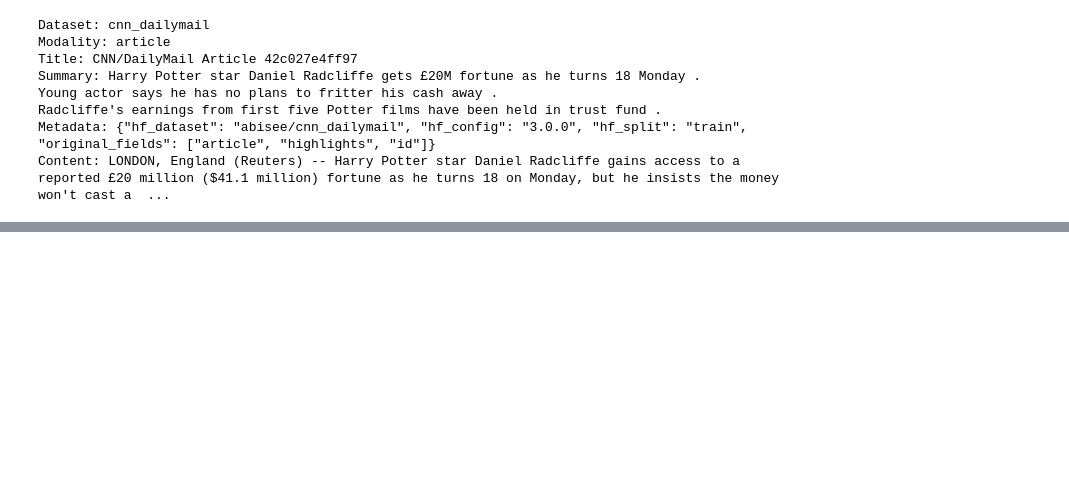
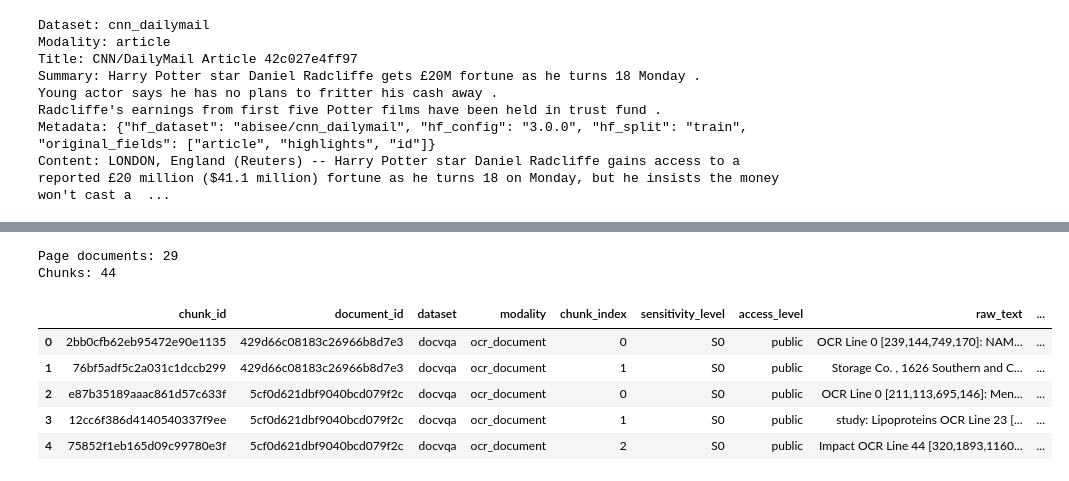
Before and after one commit to plminh-sdh/Design-and-Evaluation-of-Secure-Retrieval-Augmented-Systems-for-Large-Scale-Digital-Archives, a Jupyter notebook: Database.ipynb, the cells around one changed output, grey strips where cells are left out. Drawn from its saved outputs; the diff is of its cells as text; code cells hidden in the pictures; blank space fills up the shorter version.

Commit message:
add data load and chunking for DocVQA dataset

```diff
--- a/Database.ipynb
+++ b/Database.ipynb
@@ -857,0 +1102,44 @@ Content: Segment 0 [137.72s-149.44s]: a car is shown
+# %%
+docvqa_df = docvqa_df.copy()
+docvqa_df["page_key"] = docvqa_df.apply(lambda row: build_docvqa_page_key(row.to_dict()), axis=1)
+
+docvqa_documents = [
+    docvqa_group_to_document(page_key, group)
+    for page_key, group in docvqa_df.groupby("page_key", sort=True)
+]
+
+docvqa_chunks: List[ArchiveChunk] = []
+for document in tqdm(docvqa_documents, desc="Chunking DocVQA OCR documents"):
+    docvqa_chunks.extend(docvqa_document_to_archive_chunks(document))
+
+print(f"Page documents: {len(docvqa_documents):,}")
+print(f"Chunks: {len(docvqa_chunks):,}")
+# %% [output]
+Page documents: 29
+Chunks: 44
+# %%
+docvqa_chunk_df = pd.DataFrame([
+    archive_chunk_to_qdrant_payload(chunk)
+    for chunk in docvqa_chunks
+])
+
+preview_columns = [
+    "chunk_id",
+    "document_id",
+    "dataset",
+    "modality",
+    "chunk_index",
+    "sensitivity_level",
+    "access_level",
+    "raw_text",
+    "masked_text",
+]
+
+docvqa_chunk_df[preview_columns].head()
+# %% [output]
+|  | chunk_id | document_id | dataset | modality | chunk_index | sensitivity_level | access_level | raw_text | ... |
+| 0 | 2bb0cfb62eb95472e90e1135 | 429d66c08183c26966b8d7e3 | docvqa | ocr_document | 0 | S0 | public | OCR Line 0 [239,144,749,170]: NAM... | ... |
+| 1 | 76bf5adf5c2a031c1dccb299 | 429d66c08183c26966b8d7e3 | docvqa | ocr_document | 1 | S0 | public | Storage Co. , 1626 Southern and C... | ... |
+| 2 | e87b35189aaac861d57c633f | 5cf0d621dbf9040bcd079f2c | docvqa | ocr_document | 0 | S0 | public | OCR Line 0 [211,113,695,146]: Men... | ... |
+| 3 | 12cc6f386d4140540337f9ee | 5cf0d621dbf9040bcd079f2c | docvqa | ocr_document | 1 | S0 | public | study: Lipoproteins OCR Line 23 [... | ... |
+| 4 | 75852f1eb165d09c99780e3f | 5cf0d621dbf9040bcd079f2c | docvqa | ocr_document | 2 | S0 | public | Impact OCR Line 44 [320,1893,1160... | ... |
```
Also changed, not shown: parts of 19 cells of this notebook, 1 other file.
